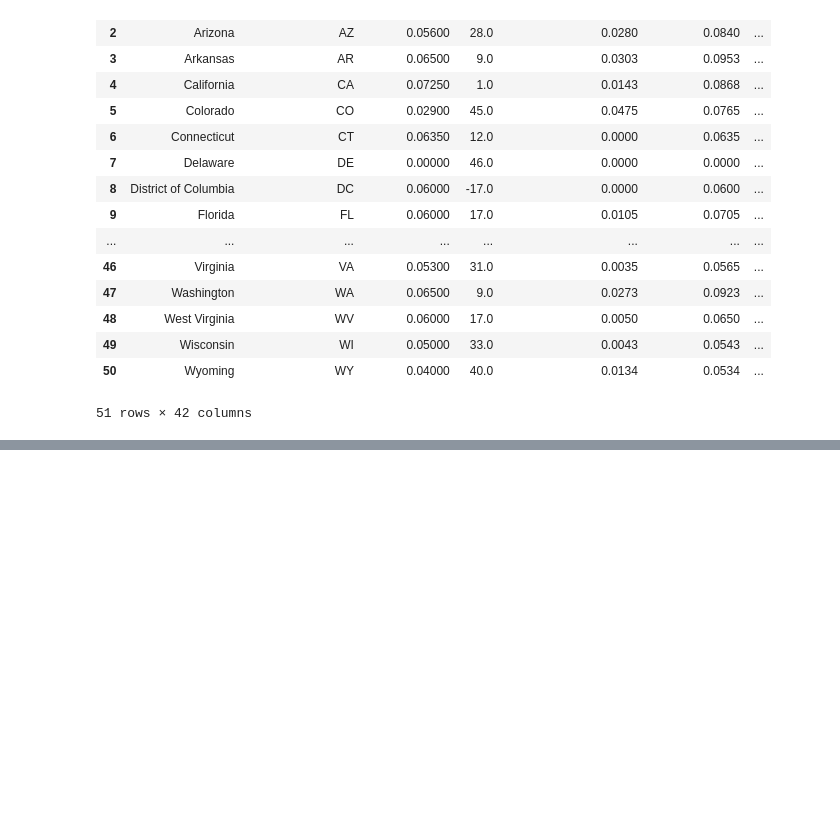
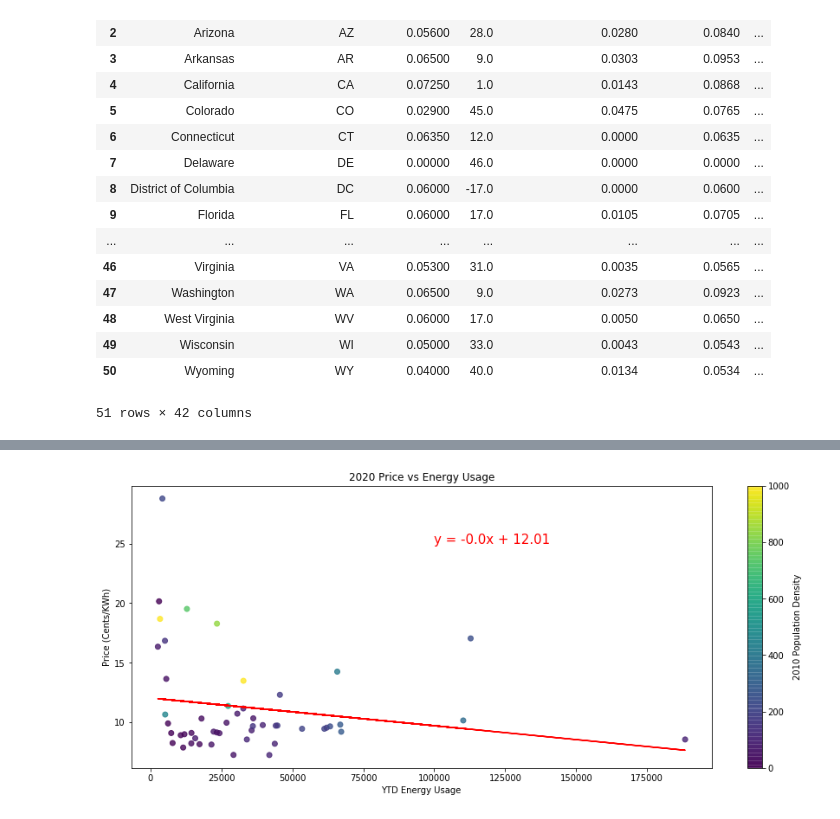
Before and after one commit to gpivaro/Project_1, a Jupyter notebook: Project_Notebook_API_KF.ipynb, the cells around one changed output, grey strips where cells are left out. Drawn from its saved outputs; the diff is of its cells as text; code cells hidden in the pictures; blank space fills up the shorter version.

```diff
--- a/Project_Notebook_API_KF.ipynb
+++ b/Project_Notebook_API_KF.ipynb
@@ -254,6 +254,7 @@ Pop_Taxes.head(50)
 50 rows × 42 columns
 # %%
 Pop_Taxes = Pop_Taxes.rename({'Abbreviation_x': 'State Abbreviation'}, axis='columns')
+Pop_Taxes['State Abbreviation']=Pop_Taxes['State Abbreviation'].str.replace('Ml','MI')
 Pop_Taxes.head(51)
 # %% [output]
 |  | State | State Abbreviation | State Tax Rate | Rank | Avg. Local Tax Rate (a) | Combined Rate | ... |
@@ -398,0 +386,11 @@ Ttest_indResult(statistic=2.552795913721027, pvalue=0.015751149234073045)
+# %%
+elec_sales_price_df = elec_sales_price_df.rename({'State': 'State Abbreviation'}, axis='columns')
+
+Elec_Pop_Taxes = pd.merge(Pop_Taxes, elec_sales_price_df, on = ['State Abbreviation'], how = 'outer')
+Elec_Pop_Taxes = Elec_Pop_Taxes.dropna(how='any')
+Elec_Pop_Taxes['2010_DENSITY']=Elec_Pop_Taxes['2010_DENSITY'].str.replace(',','')
+Elec_Pop_Taxes["2010_DENSITY"] = Elec_Pop_Taxes["2010_DENSITY"].astype(float)
+#df['DataFrame Column'] = df['DataFrame Column'].astype(float)
+Elec_Pop_Taxes = Elec_Pop_Taxes.reset_index(drop=True)
+
+Elec_Pop_Taxes.head(50)
@@ -398,0 +416,29 @@ Ttest_indResult(statistic=2.552795913721027, pvalue=0.015751149234073045)
+# %%
+from scipy.stats import linregress
+# Run the regression and store each of the returned values
+y_values = elec_sales_price_df['2020 price']
+x_values = elec_sales_price_df['2020 so far sales']
+slope, intercept, rvalue, pvalue, stderr = linregress(x_values,y_values)
+
+# Calculate the predictions for each value of x (# Rooms)
+regression_values = x_values * slope + intercept
+
+# store a string version of the linear equation, so we can display it on the plot
+line_eq = "y = " + str(round(slope,2)) + "x + " + str(round(intercept,2))
+
+plt.figure(figsize=(15,6))
+plt.scatter(x_values,y_values, c= Elec_Pop_Taxes['2010_DENSITY'], alpha = .8)
+clb = plt.colorbar()
+plt.clim(0, 1000)
+plt.ylabel(f"Price (Cents/KWh)")
+plt.plot(x_values, regression_values, "red")
+plt.annotate(line_eq, (100000, 25), fontsize=15, color="red")
+plt.xlabel("YTD Energy Usage")
+clb.set_label('2010 Population Density')
+plt.title("2020 Price vs Energy Usage")
+
+
+plt.show()
+#plt.savefig("Price-Consumption_RegvsDe.png")
+# %% [output]
+[figure, added]
```
Also changed, not shown: parts of 4 cells of this notebook.
